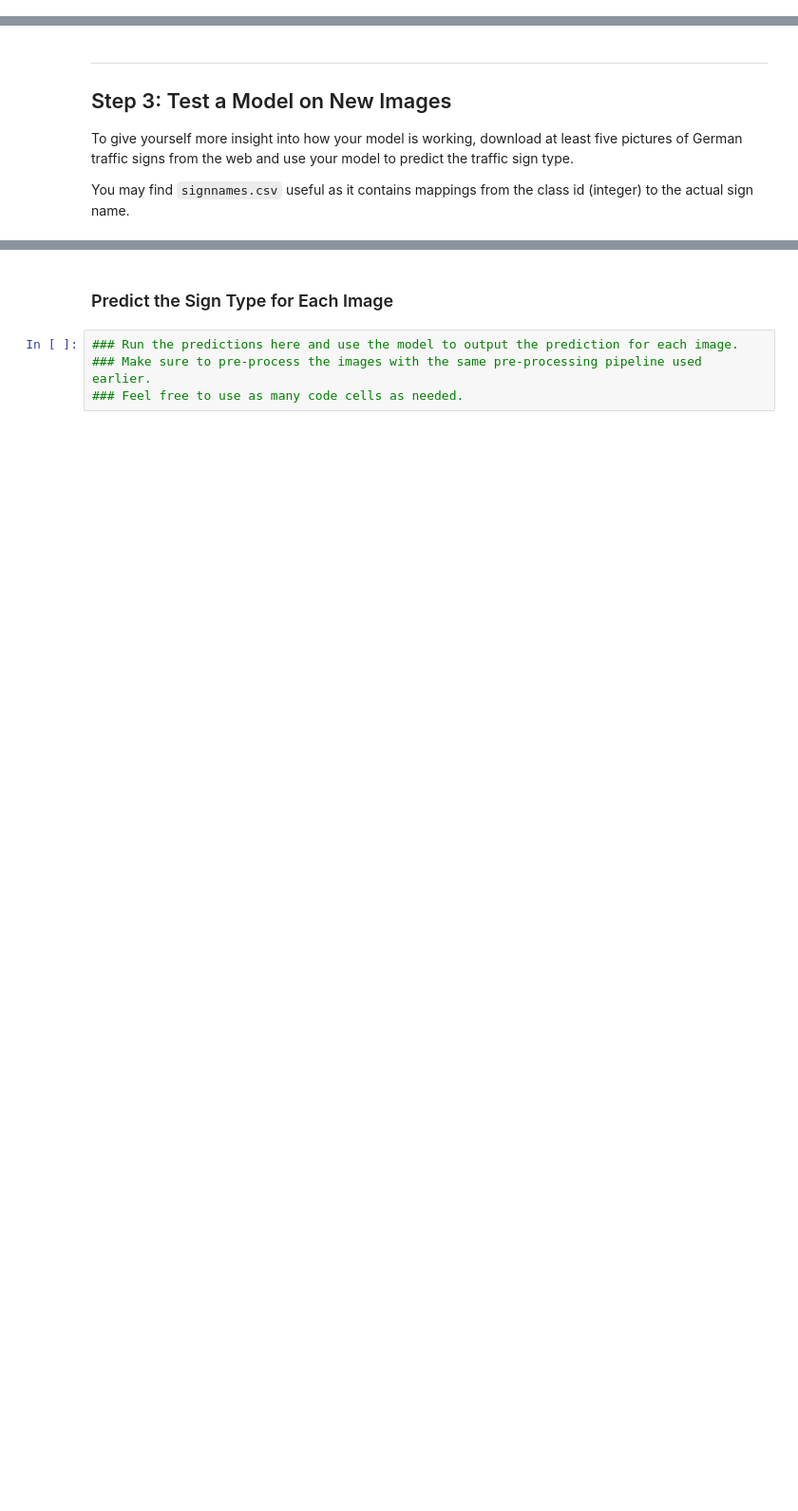
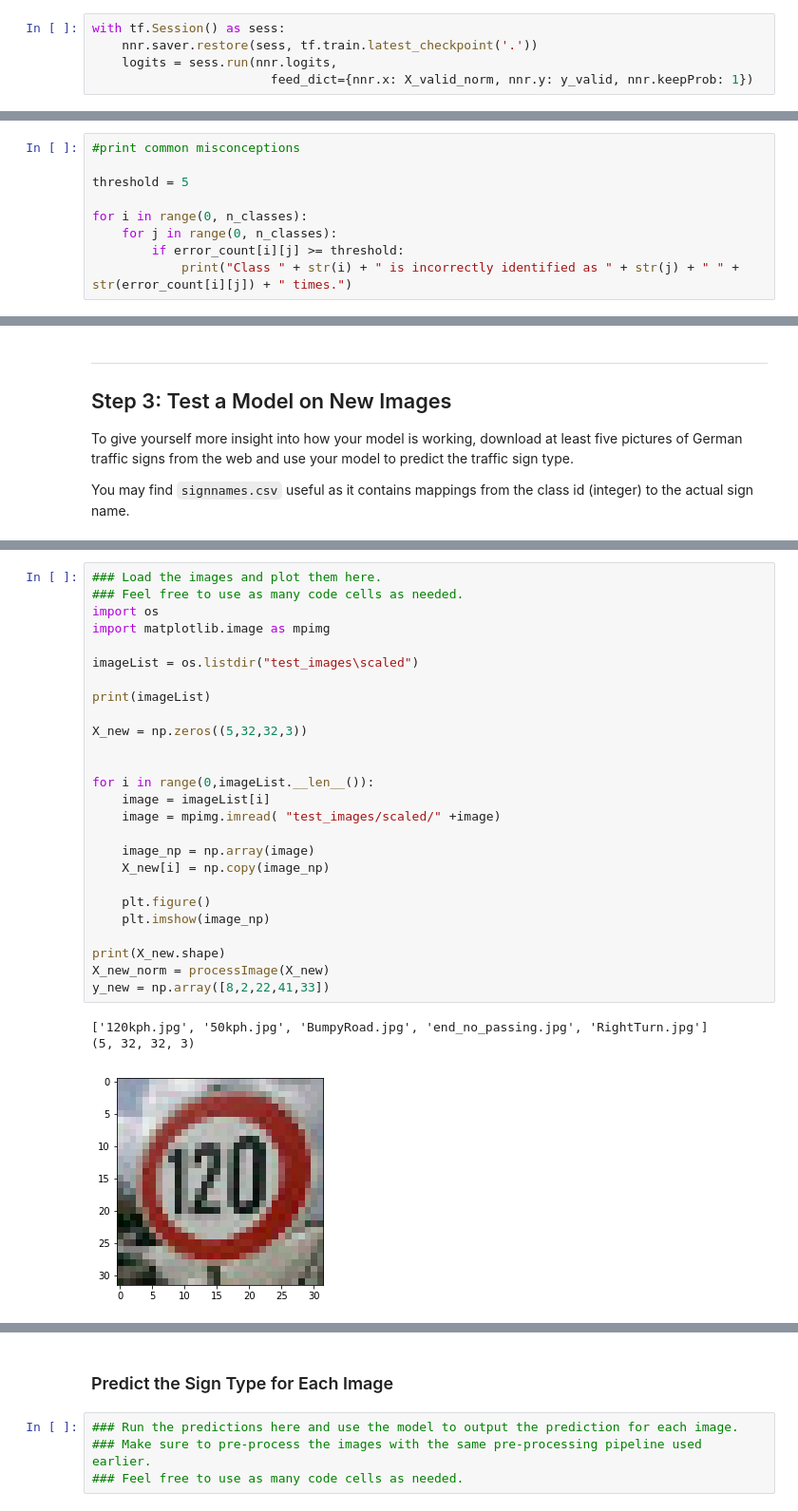
Before and after one commit to jacquestkirk/CarND_TrafficSignClassifier, a Jupyter notebook: Traffic_Sign_Classifier.ipynb, the cells around one changed output, grey strips where cells are left out. Shown at 95% size. Drawn from its saved outputs; the diff is of its cells as text; blank space fills up the shorter version.

Commit message:
Result visualizations and evaluating new test images

```diff
--- a/Traffic_Sign_Classifier.ipynb
+++ b/Traffic_Sign_Classifier.ipynb
@@ -803,0 +806,5 @@ Test Accuracy = 0.931
+# %%
+with tf.Session() as sess:
+    nnr.saver.restore(sess, tf.train.latest_checkpoint('.'))
+    logits = sess.run(nnr.logits,
+                        feed_dict={nnr.x: X_valid_norm, nnr.y: y_valid, nnr.keepProb: 1})
@@ -803,0 +848,9 @@ Test Accuracy = 0.931
+# %%
+#print common misconceptions
+
+threshold = 5
+
+for i in range(0, n_classes):
+    for j in range(0, n_classes):
+        if error_count[i][j] >= threshold:
+            print("Class " + str(i) + " is incorrectly identified as " + str(j) + " " + str(error_count[i][j]) + " times.")
@@ -816,0 +891,30 @@ You may find `signnames.csv` useful as it contains mappings from the class id (i
+# %%
+### Load the images and plot them here.
+### Feel free to use as many code cells as needed.
+import os
+import matplotlib.image as mpimg
+
+imageList = os.listdir("test_images\scaled")
+
+print(imageList)
+
+X_new = np.zeros((5,32,32,3))
+
+
+for i in range(0,imageList.__len__()):
+    image = imageList[i]
+    image = mpimg.imread( "test_images/scaled/" +image)
+
+    image_np = np.array(image)
+    X_new[i] = np.copy(image_np)
+
+    plt.figure()
+    plt.imshow(image_np)
+
+print(X_new.shape)
+X_new_norm = processImage(X_new)
+y_new = np.array([8,2,22,41,33])
+# %% [output]
+['120kph.jpg', '50kph.jpg', 'BumpyRoad.jpg', 'end_no_passing.jpg', 'RightTurn.jpg']
+(5, 32, 32, 3)
+[figure, added]
```
Also changed, not shown: parts of 19 cells of this notebook, 11 other files.
